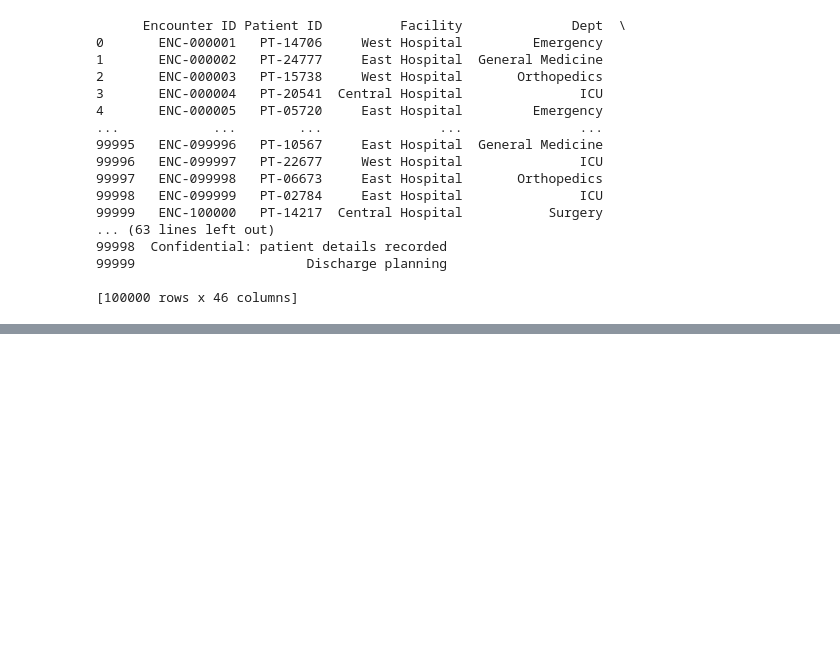
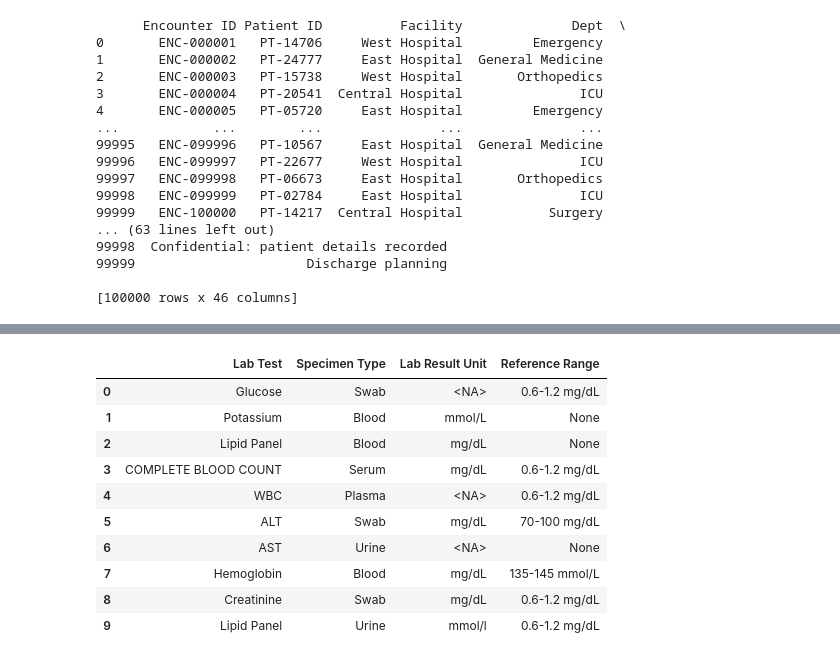
Before and after one commit to PoojaraniSahu/Hospital-Operations-Patient-Flow-Analysis, a Jupyter notebook: clean.ipynb, the cells around one changed output, grey strips where cells are left out. Cells and saved outputs as stored; diff of their text form; code cells hidden in the pictures; blank space fills up the shorter version.

```diff
--- a/clean.ipynb
+++ b/clean.ipynb
@@ -26,0 +195,25 @@ print(df)
+# %%
+#7. Normalize laboratory test names, specimen types, result units, and reference-range metadata using a catalogue.
+lab_mapping = {
+    "Lab Test": {"CBC": "COMPLETE BLOOD COUNT"},
+    "Specimen Type": {"BLOOD": "Blood", "blood": "Blood"},
+    "Lab Result Unit": {"MG/DL": "mg/dL", "MMOL/L": "mmol/L", "G/DL": "g/dL", "U/L": "U/L"},
+    "Reference Range": {"NOT_APPLICABLE": None, "NOT APPLICABLE": None}
+}
+
+for col, mapping in lab_mapping.items():
+    df[col] = df[col].astype("string").str.strip().replace(mapping)
+
+df[["Lab Test", "Specimen Type", "Lab Result Unit", "Reference Range"]].head(10)
+# %% [output]
+|  | Lab Test | Specimen Type | Lab Result Unit | Reference Range |
+| 0 | Glucose | Swab | <NA> | 0.6-1.2 mg/dL |
+| 1 | Potassium | Blood | mmol/L | None |
+| 2 | Lipid Panel | Blood | mg/dL | None |
+| 3 | COMPLETE BLOOD COUNT | Serum | mg/dL | 0.6-1.2 mg/dL |
+| 4 | WBC | Plasma | <NA> | 0.6-1.2 mg/dL |
+| 5 | ALT | Swab | mg/dL | 70-100 mg/dL |
+| 6 | AST | Urine | <NA> | None |
+| 7 | Hemoglobin | Blood | mg/dL | 135-145 mmol/L |
+| 8 | Creatinine | Swab | mg/dL | 0.6-1.2 mg/dL |
+| 9 | Lipid Panel | Urine | mmol/l | 0.6-1.2 mg/dL |
```
Also changed, not shown: parts of 21 cells of this notebook, 4 other files.
